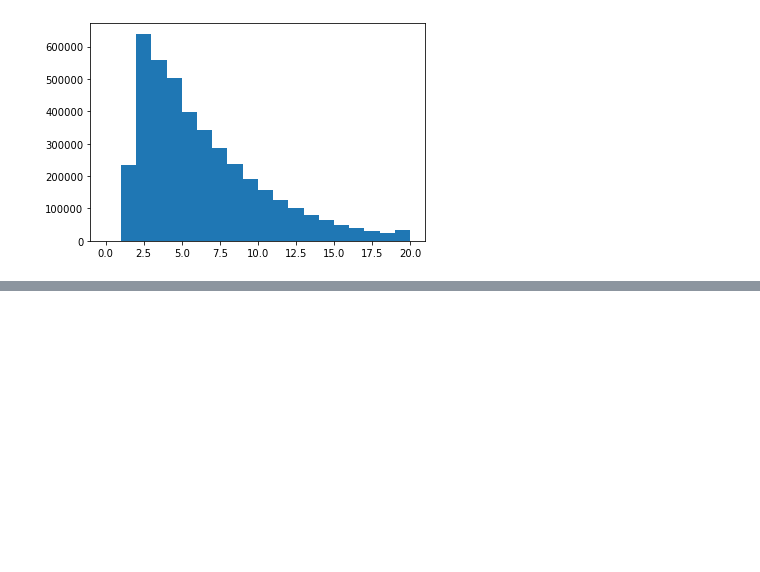
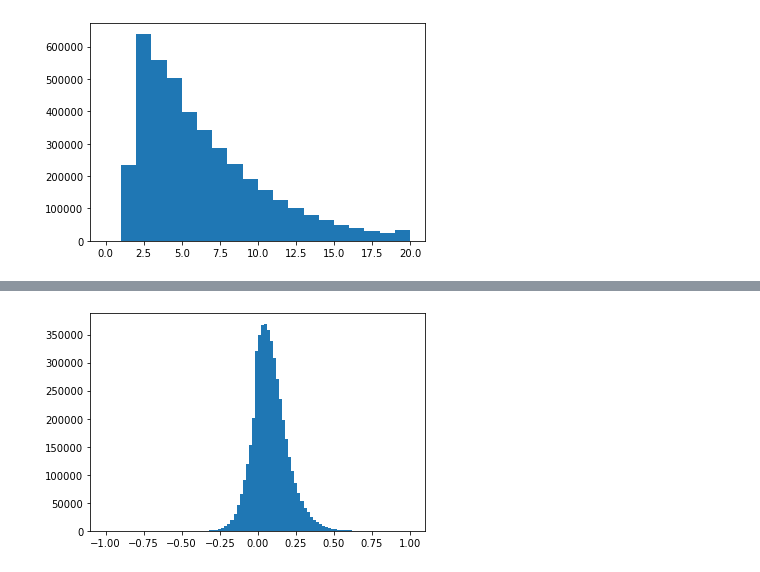
Before and after one commit to maximilianKoeper/melp, a Jupyter notebook: jupyter-notbooks/example_taft_v2_cosmic.ipynb, the cells around one changed output, grey strips where cells are left out. Saved outputs shown, nothing was run; the diff lists cells and outputs as text; code cells hidden in the pictures; blank space fills up the shorter version.

Commit message:
add more work on cosmics

```diff
--- a/jupyter-notbooks/example_taft_v2_cosmic.ipynb
+++ b/jupyter-notbooks/example_taft_v2_cosmic.ipynb
@@ -84,0 +86,15 @@ plt.show()
+# %%
+options={
+    "ttree_loc": "alignment/mu3e",
+    "mc_primary": True,
+    "tof": False,
+    "station": 1
+}
+
+
+hist_z = melp.taft.cosmic_tof_correction("../../Downloads/mu3e_sorted_000002_cosmic.root", mu3e_detector, **options)
+# %%
+plt.hist(hist_z, bins=100, range=(-1,1))
+plt.show()
+# %% [output]
+[figure, added]
```
Also changed, not shown: parts of 4 cells of this notebook, 2 other files.
